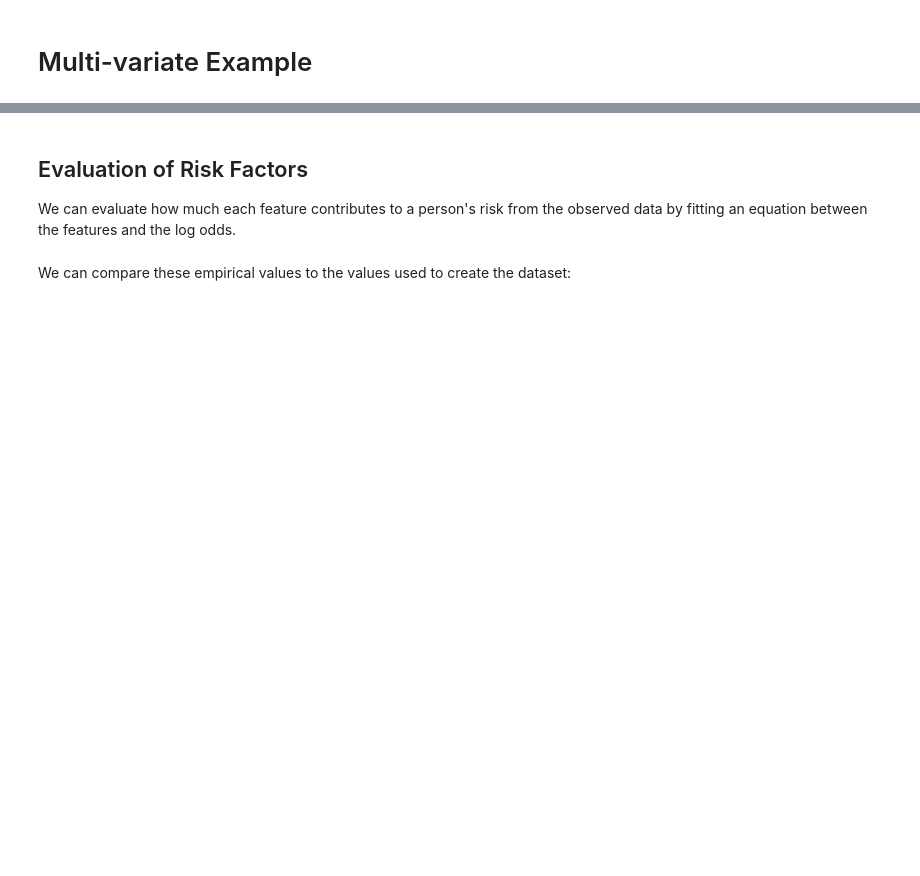
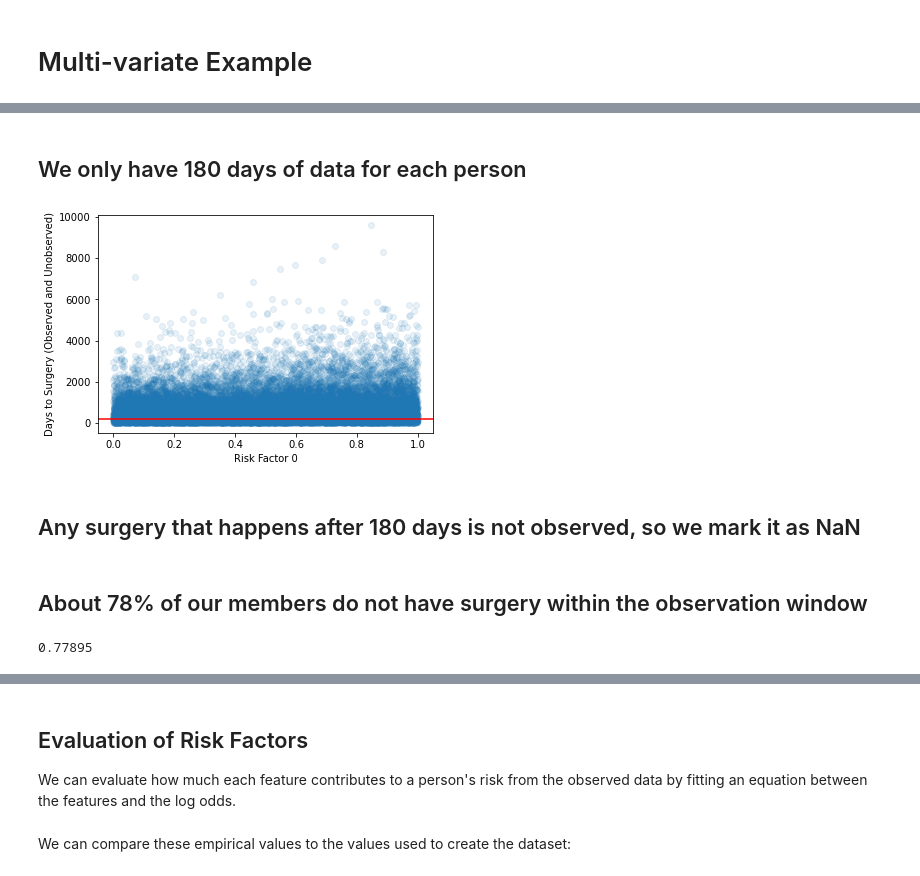
Before and after one commit to ljbelenky/lindy_approximation, a Jupyter notebook: Surgery Example.ipynb, the cells around one changed output, grey strips where cells are left out. Cells and saved outputs as stored; diff of their text form; code cells hidden in the pictures; blank space fills up the shorter version.

Commit message:
done with surgery example

```diff
--- a/Surgery Example.ipynb
+++ b/Surgery Example.ipynb
@@ -132,2 +252,2 @@ w
 # %%
-df['p'] = 1/(1+np.exp(-intercept-df.apply(lambda x:x.dot(w),axis=1)))
+p = 1/(1+np.exp(-intercept-df.apply(lambda x:x.dot(w),axis=1)))
@@ -138,12 +272,16 @@ plt.hist(df['p']);
 # %%
-df['N'] = geom(df['p']).rvs()
-df
+N = geom(p).rvs()
+# %% [markdown]
+## We only have 180 days of data for each person
 # %%
-timeout = np.percentile(df['N'], 55)
-timeout
+timeout = 180
 # %%
-plt.scatter(df[0], df['N'], alpha=.1)
+plt.scatter(df[0], N, alpha=.1)
 plt.axhline(timeout, color='red')
 plt.xlabel('Risk Factor 0')
 plt.ylabel('Days to Surgery (Observed and Unobserved)');
+# %% [output]
+[figure, added]
+# %% [markdown]
+## Any surgery that happens after 180 days is not observed, so we mark it as NaN
 # %%
@@ -154,0 +289,6 @@ plt.ylabel('Days to Surgery (Observed Only)');
+# %% [markdown]
+## About 78% of our members do not have surgery within the observation window
+# %%
+df['observation'].isna().mean()
+# %% [output]
+0.77895
```
Also changed, not shown: parts of 48 cells of this notebook.
